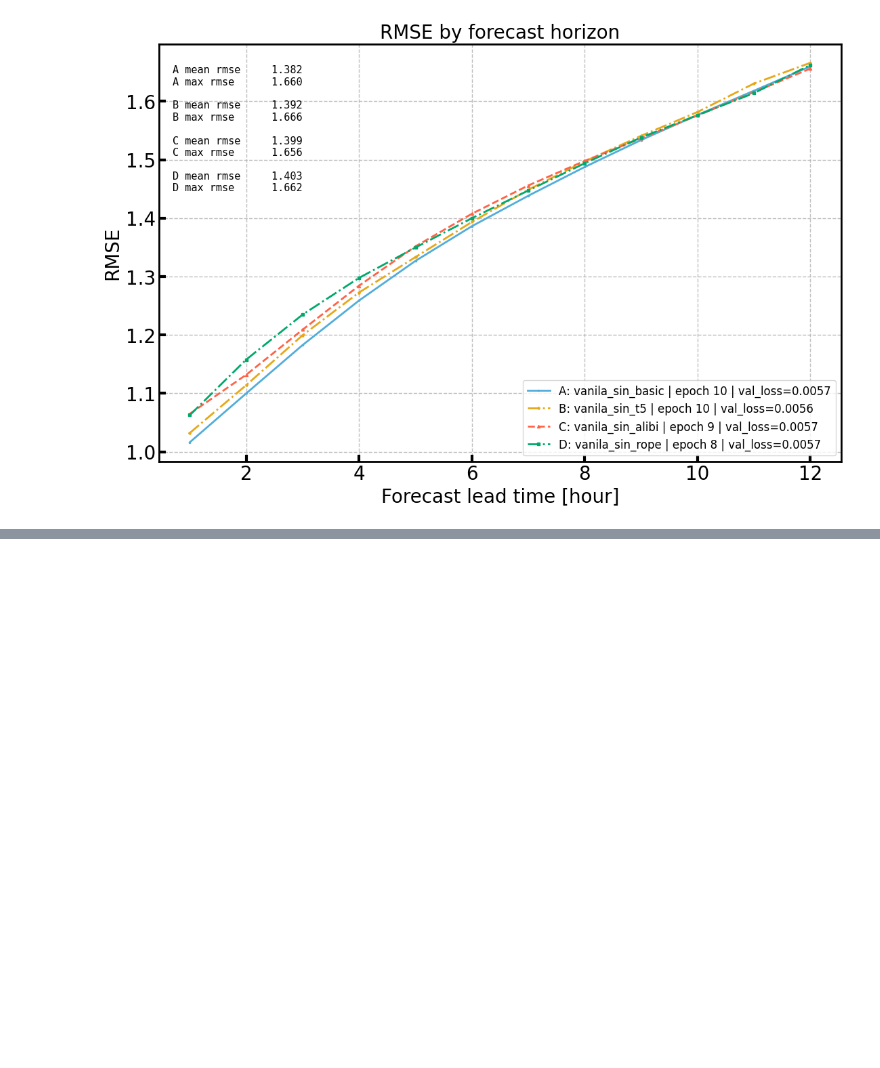
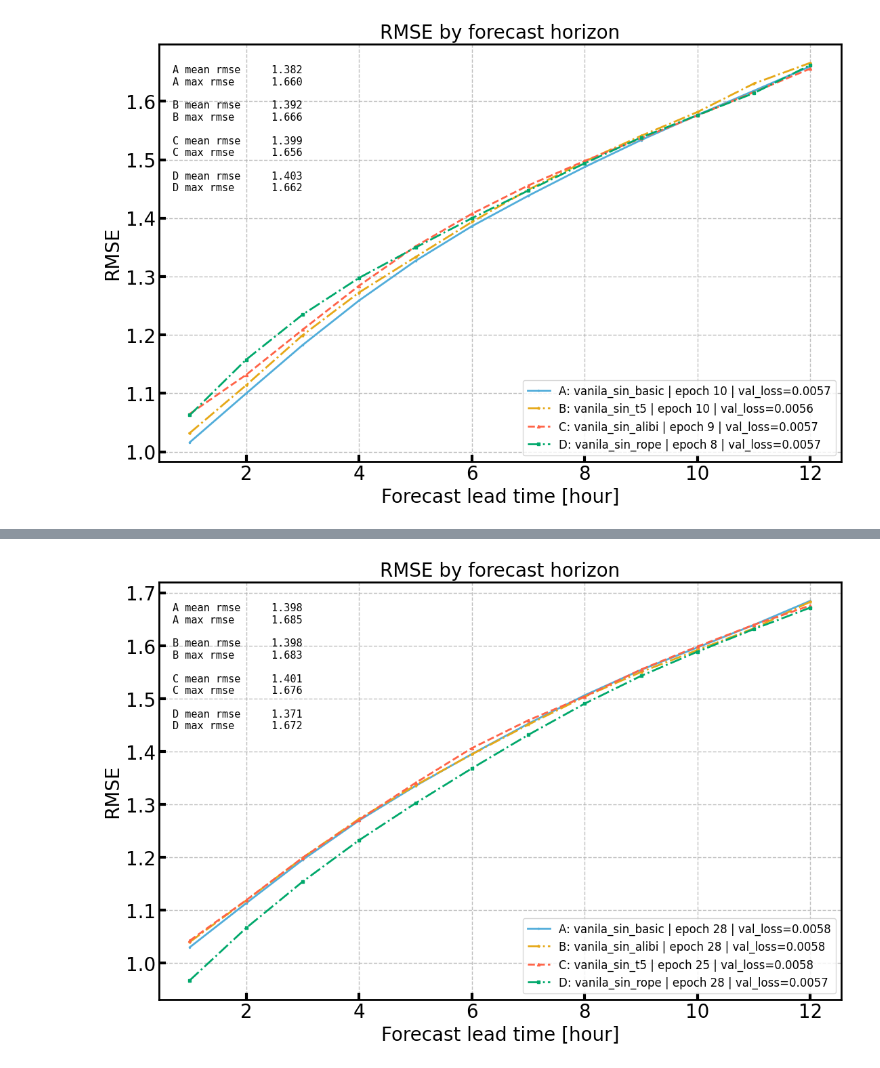
Before and after one commit to KUcyans/MeteoFormer, a Jupyter notebook: TemperatureTest.ipynb, the cells around one changed output, grey strips where cells are left out. Cells and saved outputs as stored; diff of their text form; code cells hidden in the pictures; blank space fills up the shorter version.

```diff
--- a/TemperatureTest.ipynb
+++ b/TemperatureTest.ipynb
@@ -370,0 +377,4 @@ plot_horizon_metrics(df_informer)
+# %%
+plot_horizon_metrics(df_vanilla_low_lr)
+# %% [output]
+[figure, added]
```
Also changed, not shown: parts of 9 cells of this notebook, 6 other files.
